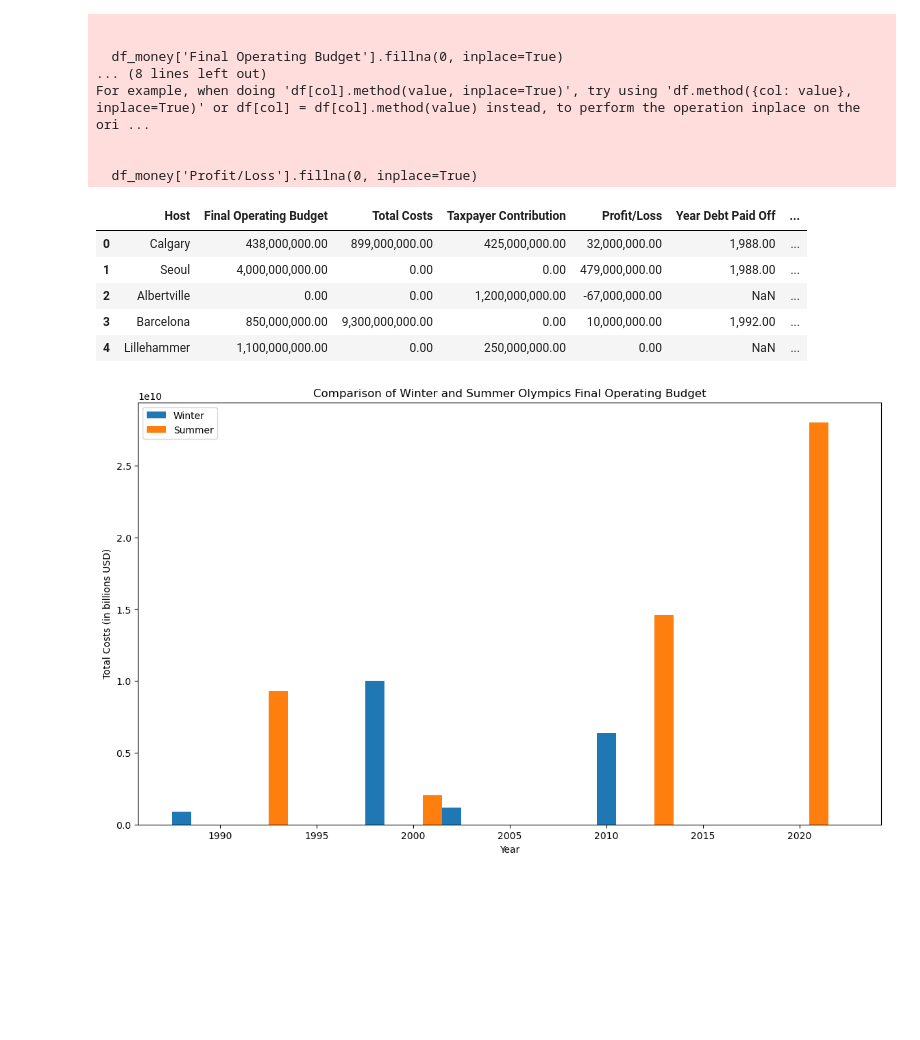
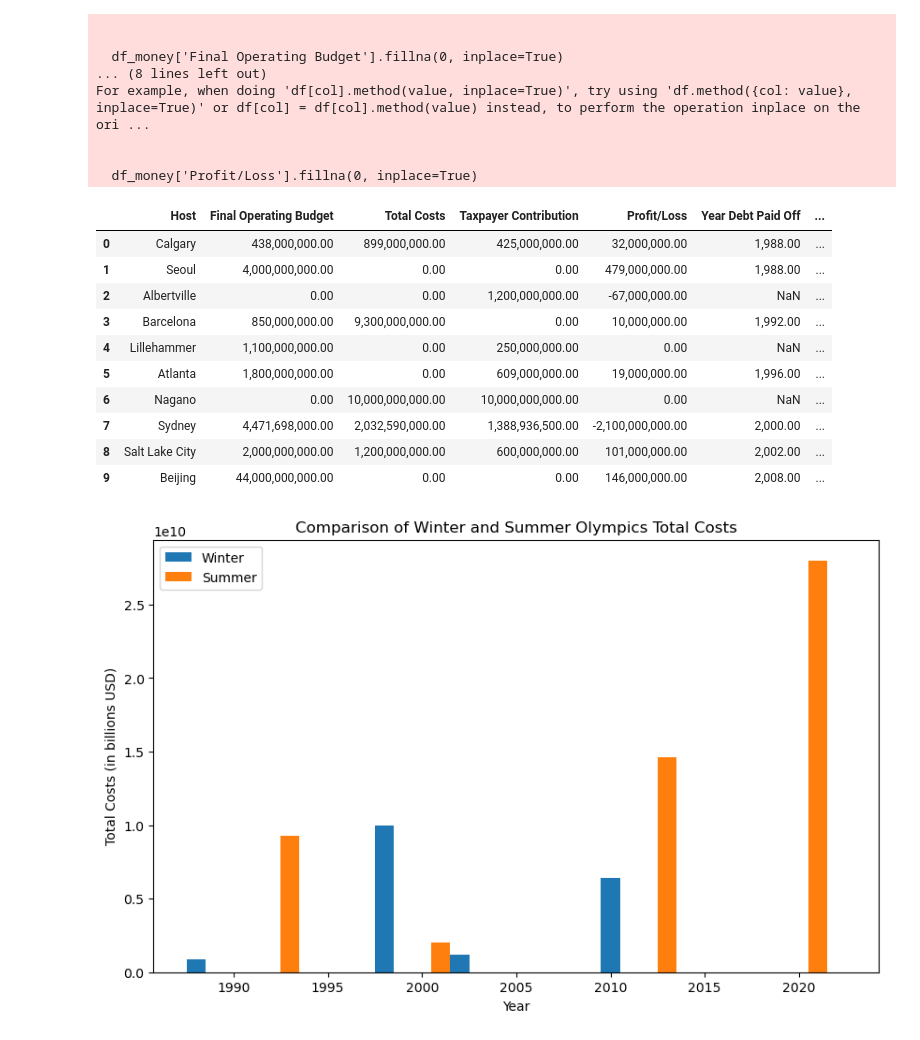
Before and after one commit to ezishr/CodeDex---Hackathon-Summer-2024, a Jupyter notebook: index.ipynb, the cells around one changed output. Cells and saved outputs as stored; diff of their text form; code cells hidden in the pictures; blank space fills up the shorter version.

```diff
--- a/index.ipynb
+++ b/index.ipynb
@@ -436,7 +421,7 @@ For example, when doing 'df[col].method(value, inplace=True)', try using 'df.met
 
   df_money['Profit/Loss'].fillna(0, inplace=True)
 # %%
-df_money.head()
+df_money.head(10)
 # %% [output]
 |  | Host | Final Operating Budget | Total Costs | Taxpayer Contribution | Profit/Loss | Year Debt Paid Off | ... |
 | 0 | Calgary | 438,000,000.00 | 899,000,000.00 | 425,000,000.00 | 32,000,000.00 | 1,988.00 | ... |
@@ -444,22 +429,26 @@ df_money.head()
 | 2 | Albertville | 0.00 | 0.00 | 1,200,000,000.00 | -67,000,000.00 | NaN | ... |
 | 3 | Barcelona | 850,000,000.00 | 9,300,000,000.00 | 0.00 | 10,000,000.00 | 1,992.00 | ... |
 | 4 | Lillehammer | 1,100,000,000.00 | 0.00 | 250,000,000.00 | 0.00 | NaN | ... |
+| 5 | Atlanta | 1,800,000,000.00 | 0.00 | 609,000,000.00 | 19,000,000.00 | 1,996.00 | ... |
+| 6 | Nagano | 0.00 | 10,000,000,000.00 | 10,000,000,000.00 | 0.00 | NaN | ... |
+| 7 | Sydney | 4,471,698,000.00 | 2,032,590,000.00 | 1,388,936,500.00 | -2,100,000,000.00 | 2,000.00 | ... |
+| 8 | Salt Lake City | 2,000,000,000.00 | 1,200,000,000.00 | 600,000,000.00 | 101,000,000.00 | 2,002.00 | ... |
+| 9 | Beijing | 44,000,000,000.00 | 0.00 | 0.00 | 146,000,000.00 | 2,008.00 | ... |
 # %%
 winter_data = df_money[df_money['type'] == 'Winter']
 summer_data = df_money[df_money['type'] == 'Summer']
 
-fig, ax = plt.subplots(figsize=(14, 8))
+fig, ax = plt.subplots(figsize=(10, 6))
 
-# Winter bar plo
 ax.bar(winter_data['year'], winter_data['Total Costs'], width=1, label='Winter', align='center')
 
-# Summer bar plot
 ax.bar(summer_data['year'] + 1, summer_data['Total Costs'], width=1, label='Summer', align='center')
 
 ax.set_xlabel('Year')
 ax.set_ylabel('Total Costs (in billions USD)')
 ax.set_title('Comparison of Winter and Summer Olympics Total Costs')
 ax.legend()
+
 plt.show()
 # %% [output]
-[figure, old version]
+[figure, new version]
```
Also changed, not shown: parts of 16 cells of this notebook, 1 other file.
